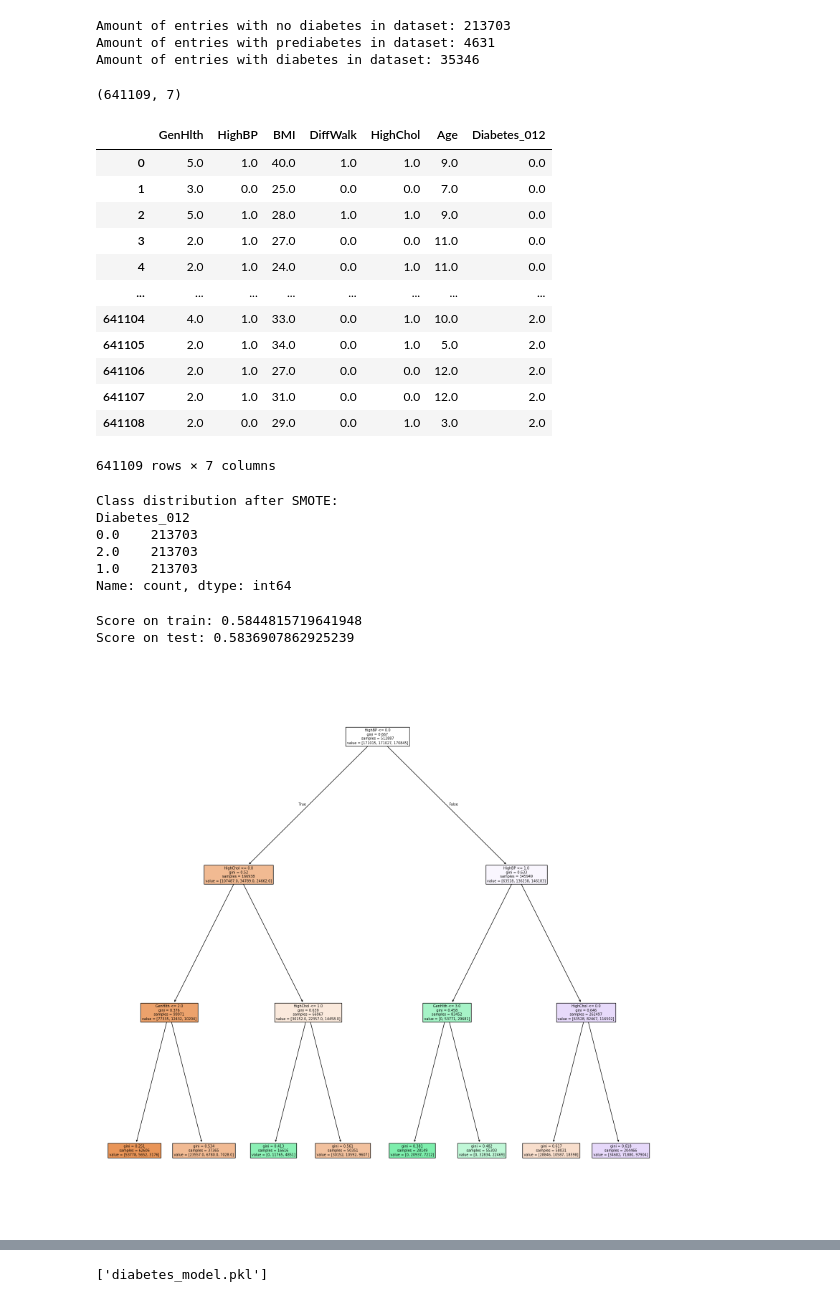
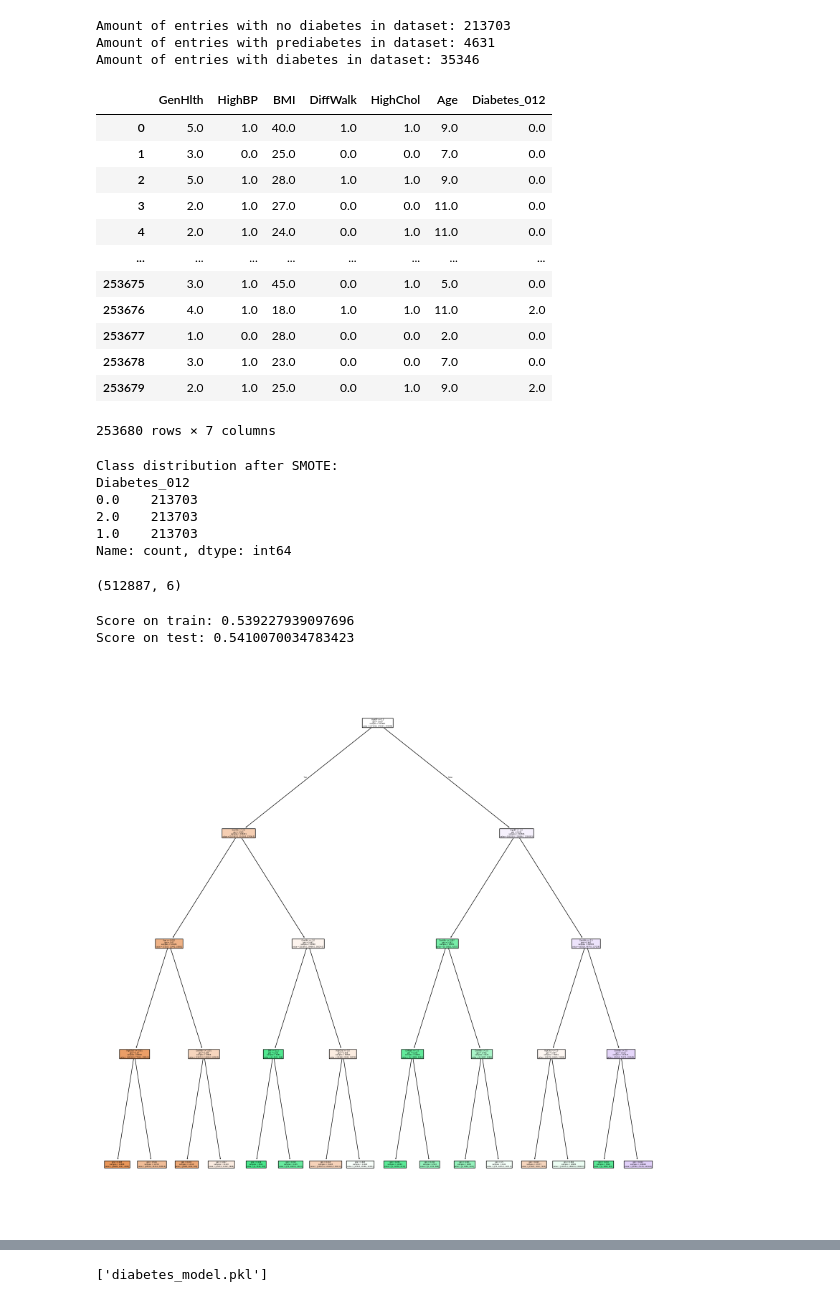
Before and after one commit to suhasp3/DiabetesClassifier, a Jupyter notebook: SMOTE Balancing.ipynb, the cells around one changed output, grey strips where cells are left out. Drawn from its saved outputs; the diff is of its cells as text; code cells hidden in the pictures.

```diff
--- a/SMOTE Balancing.ipynb
+++ b/SMOTE Balancing.ipynb
@@ -84,11 +84,6 @@ print("Amount of entries with diabetes in dataset: " + str(len(yes_diabetes)))
 Amount of entries with no diabetes in dataset: 213703
 Amount of entries with prediabetes in dataset: 4631
 Amount of entries with diabetes in dataset: 35346
-# %%
-diabetes = pd.concat([no_diabetes, resampled_pre_diabetes, resampled_yes_diabetes], ignore_index=True)
-diabetes.shape
-# %% [output]
-(641109, 7)
 # %%
 diabetes
 # %% [output]
@@ -99,19 +94,19 @@ diabetes
 | 3 | 2.0 | 1.0 | 27.0 | 0.0 | 0.0 | 11.0 | 0.0 |
 | 4 | 2.0 | 1.0 | 24.0 | 0.0 | 1.0 | 11.0 | 0.0 |
 | ... | ... | ... | ... | ... | ... | ... | ... |
-| 641104 | 4.0 | 1.0 | 33.0 | 0.0 | 1.0 | 10.0 | 2.0 |
-| 641105 | 2.0 | 1.0 | 34.0 | 0.0 | 1.0 | 5.0 | 2.0 |
-| 641106 | 2.0 | 1.0 | 27.0 | 0.0 | 0.0 | 12.0 | 2.0 |
-| 641107 | 2.0 | 1.0 | 31.0 | 0.0 | 0.0 | 12.0 | 2.0 |
-| 641108 | 2.0 | 0.0 | 29.0 | 0.0 | 1.0 | 3.0 | 2.0 |
+| 253675 | 3.0 | 1.0 | 45.0 | 0.0 | 1.0 | 5.0 | 0.0 |
+| 253676 | 4.0 | 1.0 | 18.0 | 1.0 | 1.0 | 11.0 | 2.0 |
+| 253677 | 1.0 | 0.0 | 28.0 | 0.0 | 0.0 | 2.0 | 0.0 |
+| 253678 | 3.0 | 1.0 | 23.0 | 0.0 | 0.0 | 7.0 | 0.0 |
+| 253679 | 2.0 | 1.0 | 25.0 | 0.0 | 1.0 | 9.0 | 2.0 |
-641109 rows × 7 columns
+253680 rows × 7 columns
 # %%
 # Define the features and target
-X = diabetes_large.drop(columns=["Diabetes_012"])
-y = diabetes_large["Diabetes_012"]
+X = diabetes.drop(columns=["Diabetes_012"])
+y = diabetes["Diabetes_012"]
 
 # Apply SMOTE to balance the classes
-smote = SMOTE(random_state=42)  # Random state for reproducibility
+smote = SMOTE()  # Random state for reproducibility
 X_balanced, y_balanced = smote.fit_resample(X, y)
 
 # Combine the balanced features and target into a DataFrame for further use
@@ -131,20 +126,24 @@ Name: count, dtype: int64
 X_train, X_test, y_train, y_test = train_test_split(
     X_balanced, y_balanced, test_size=0.2, random_state=42
 )
+
+X_train.shape
+# %% [output]
+(512887, 6)
 # %%
-T = DecisionTreeClassifier(max_depth=3)
+T = DecisionTreeClassifier(max_depth=4)
 T.fit(X_train, y_train)
 train_score = T.score(X_train, y_train)
 test_score = T.score(X_test, y_test)
 print('Score on train:', train_score)
 print('Score on test:', test_score)
 
 fig, ax = plt.subplots(1, figsize = (20, 20))
 p = plot_tree(T, filled = True, feature_names = X_train.columns)
 # %% [output]
-Score on train: 0.5844815719641948
-Score on test: 0.5836907862925239
+Score on train: 0.539227939097696
+Score on test: 0.5410070034783423
-[figure, old version]
+[figure, new version]
 # %%
 from sklearn.metrics import confusion_matrix
 
```
Also changed, not shown: parts of 4 cells of this notebook, 2 other files.
